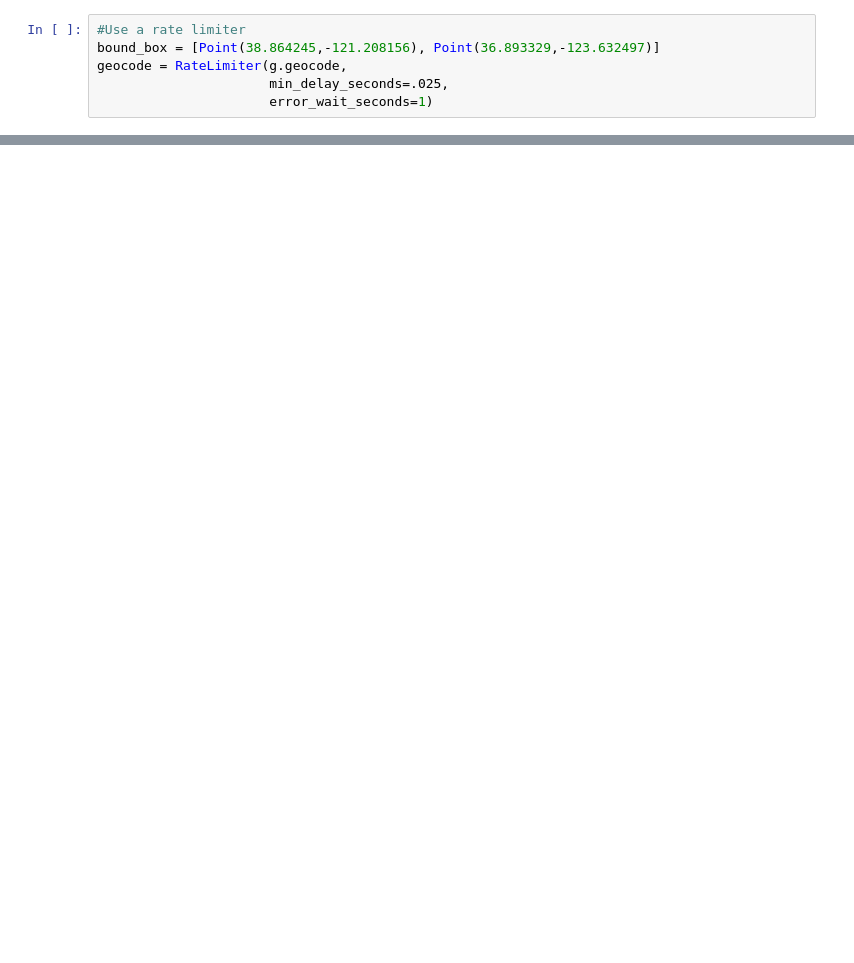
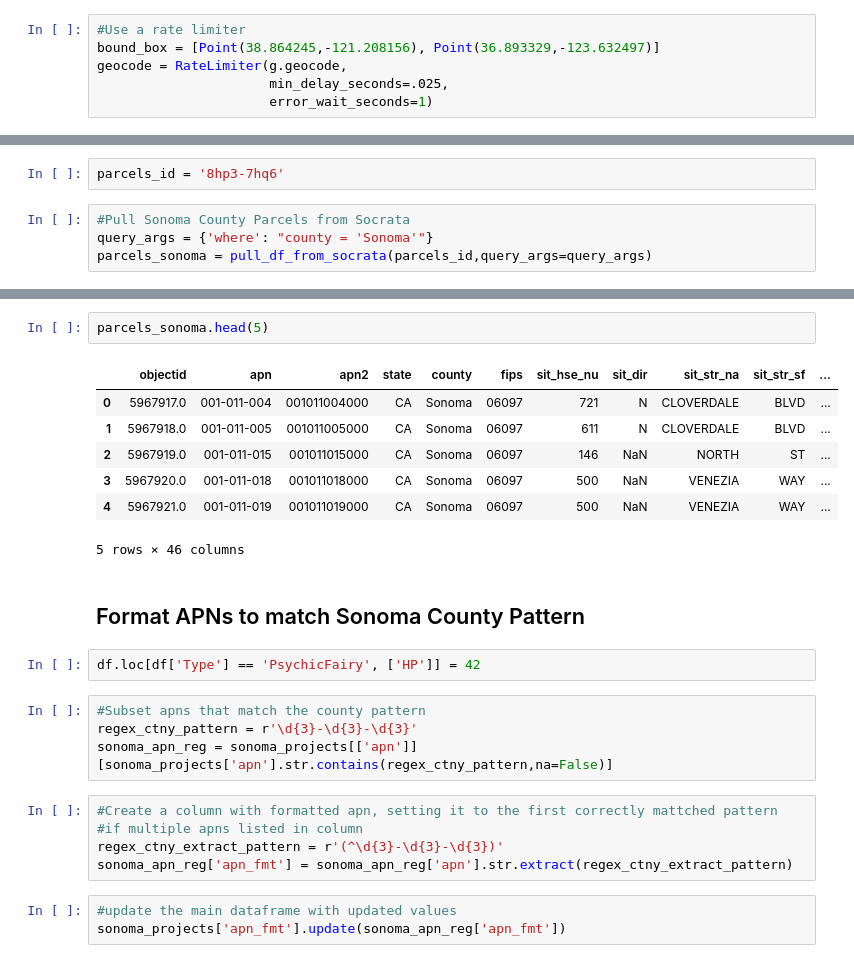
Before and after one commit to BayAreaMetro/MTCDataModel, a Jupyter notebook: Project-Documentation/hcd/HCD Annual Progress Report Geocoding Second Pass.ipynb, the cells around one changed output, grey strips where cells are left out. Drawn from its saved outputs; the diff is of its cells as text; blank space fills up the shorter version.

```diff
--- a/Project-Documentation/hcd/HCD Annual Progress Report Geocoding Second Pass.ipynb
+++ b/Project-Documentation/hcd/HCD Annual Progress Report Geocoding Second Pass.ipynb
@@ -103,0 +140,6 @@ Name: 0, dtype: object
+# %%
+parcels_id = '8hp3-7hq6'
+# %%
+#Pull Sonoma County Parcels from Socrata
+query_args = {'where': "county = 'Sonoma'"}
+parcels_sonoma = pull_df_from_socrata(parcels_id,query_args=query_args)
@@ -103,0 +187,26 @@ Name: 0, dtype: object
+# %%
+parcels_sonoma.head(5)
+# %% [output]
+|  | objectid | apn | apn2 | state | county | fips | sit_hse_nu | sit_dir | sit_str_na | sit_str_sf | ... |
+| 0 | 5967917.0 | 001-011-004 | 001011004000 | CA | Sonoma | 06097 | 721 | N | CLOVERDALE | BLVD | ... |
+| 1 | 5967918.0 | 001-011-005 | 001011005000 | CA | Sonoma | 06097 | 611 | N | CLOVERDALE | BLVD | ... |
+| 2 | 5967919.0 | 001-011-015 | 001011015000 | CA | Sonoma | 06097 | 146 | NaN | NORTH | ST | ... |
+| 3 | 5967920.0 | 001-011-018 | 001011018000 | CA | Sonoma | 06097 | 500 | NaN | VENEZIA | WAY | ... |
+| 4 | 5967921.0 | 001-011-019 | 001011019000 | CA | Sonoma | 06097 | 500 | NaN | VENEZIA | WAY | ... |
+5 rows × 46 columns
+# %% [markdown]
+## Format APNs to match Sonoma County Pattern
+# %%
+df.loc[df['Type'] == 'PsychicFairy', ['HP']] = 42
+# %%
+#Subset apns that match the county pattern
+regex_ctny_pattern = r'\d{3}-\d{3}-\d{3}'
+sonoma_apn_reg = sonoma_projects[['apn']][sonoma_projects['apn'].str.contains(regex_ctny_pattern,na=False)]
+# %%
+#Create a column with formatted apn, setting it to the first correctly mattched pattern
+#if multiple apns listed in column
+regex_ctny_extract_pattern = r'(^\d{3}-\d{3}-\d{3})'
+sonoma_apn_reg['apn_fmt'] = sonoma_apn_reg['apn'].str.extract(regex_ctny_extract_pattern)
+# %%
+#update the main dataframe with updated values
+sonoma_projects['apn_fmt'].update(sonoma_apn_reg['apn_fmt'])
```
Also changed, not shown: parts of 66 cells of this notebook.
